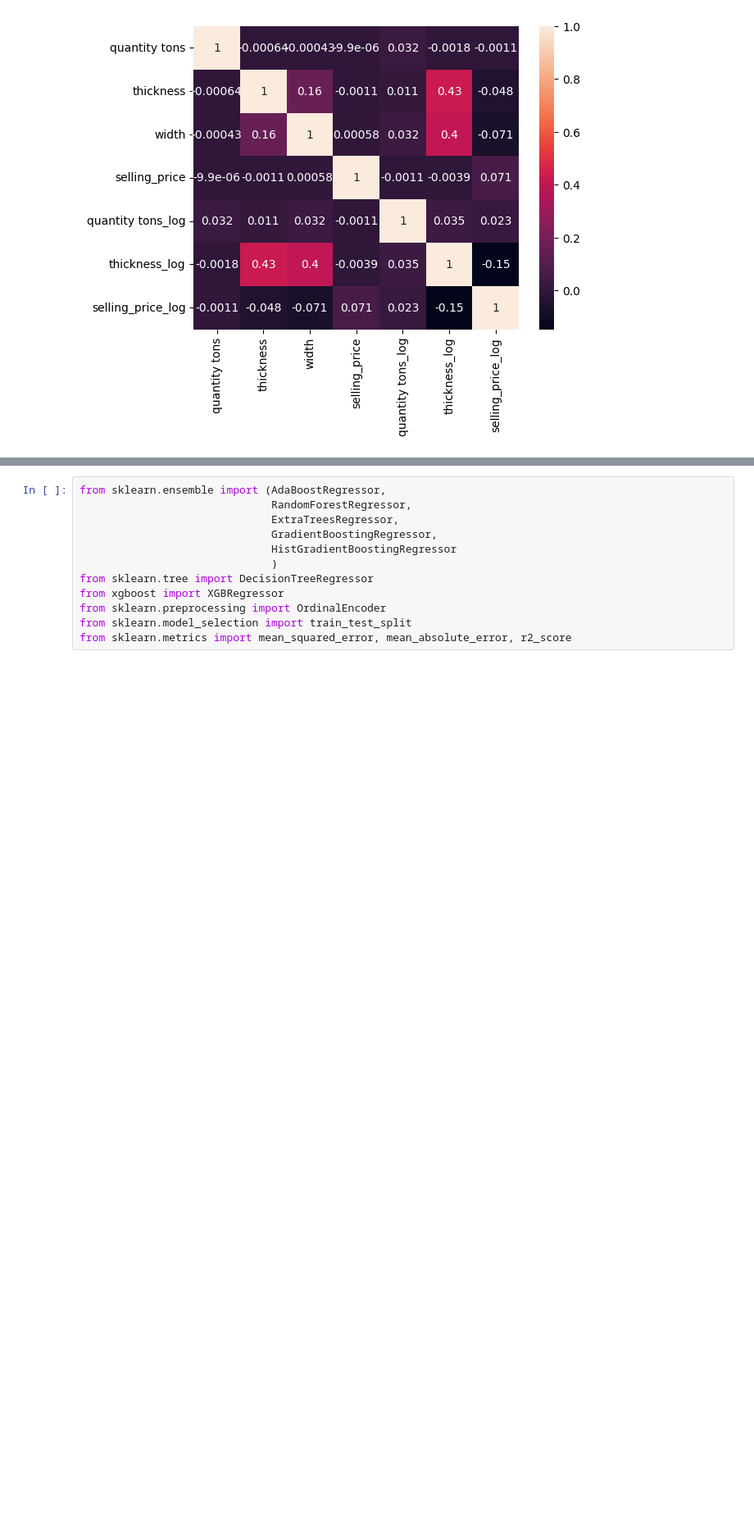
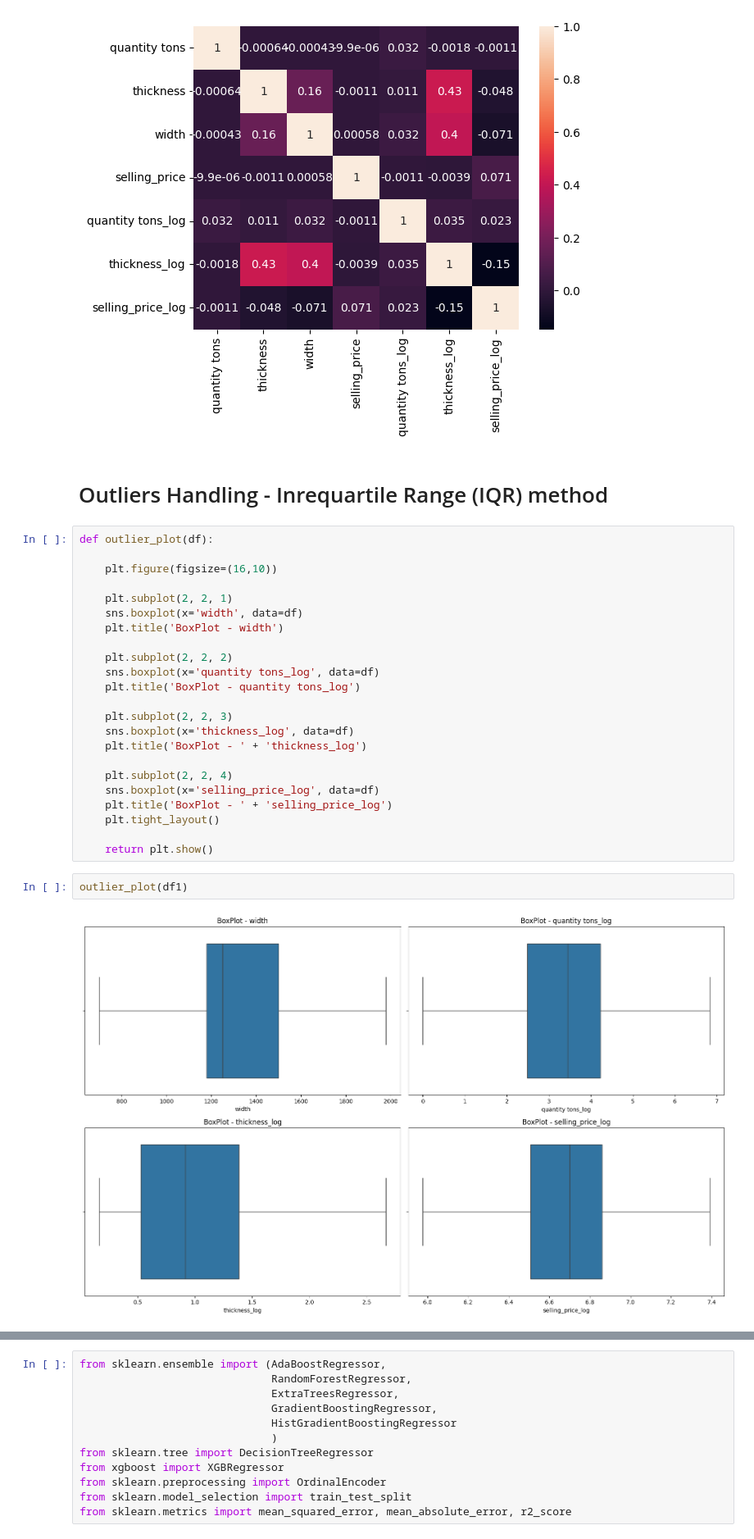
Before and after one commit to virenemmanuel/Industrial-Copper-Modeling, a Jupyter notebook: industrial_copper_modeling.ipynb, the cells around one changed output, grey strips where cells are left out. Shown at 82% size. Saved outputs shown, nothing was run; the diff lists cells and outputs as text; blank space fills up the shorter version.

Commit message:
plotting

```diff
--- a/industrial_copper_modeling.ipynb
+++ b/industrial_copper_modeling.ipynb
@@ -478,3 +434,32 @@ sns.heatmap(df1[column_name].corr(), annot=True)
 # %% [output]
 <Axes: >
 [figure]
+# %% [markdown]
+# Outliers Handling - Inrequartile Range (IQR) method
+# %%
+def outlier_plot(df):
+
+    plt.figure(figsize=(16,10))
+
+    plt.subplot(2, 2, 1)
+    sns.boxplot(x='width', data=df)
+    plt.title('BoxPlot - width')
+
+    plt.subplot(2, 2, 2)
+    sns.boxplot(x='quantity tons_log', data=df)
+    plt.title('BoxPlot - quantity tons_log')
+
+    plt.subplot(2, 2, 3)
+    sns.boxplot(x='thickness_log', data=df)
+    plt.title('BoxPlot - ' + 'thickness_log')
+
+    plt.subplot(2, 2, 4)
+    sns.boxplot(x='selling_price_log', data=df)
+    plt.title('BoxPlot - ' + 'selling_price_log')
+    plt.tight_layout()
+
+    return plt.show()
+# %%
+outlier_plot(df1)
+# %% [output]
+[figure, added]
```
Also changed, not shown: parts of 26 cells of this notebook.
